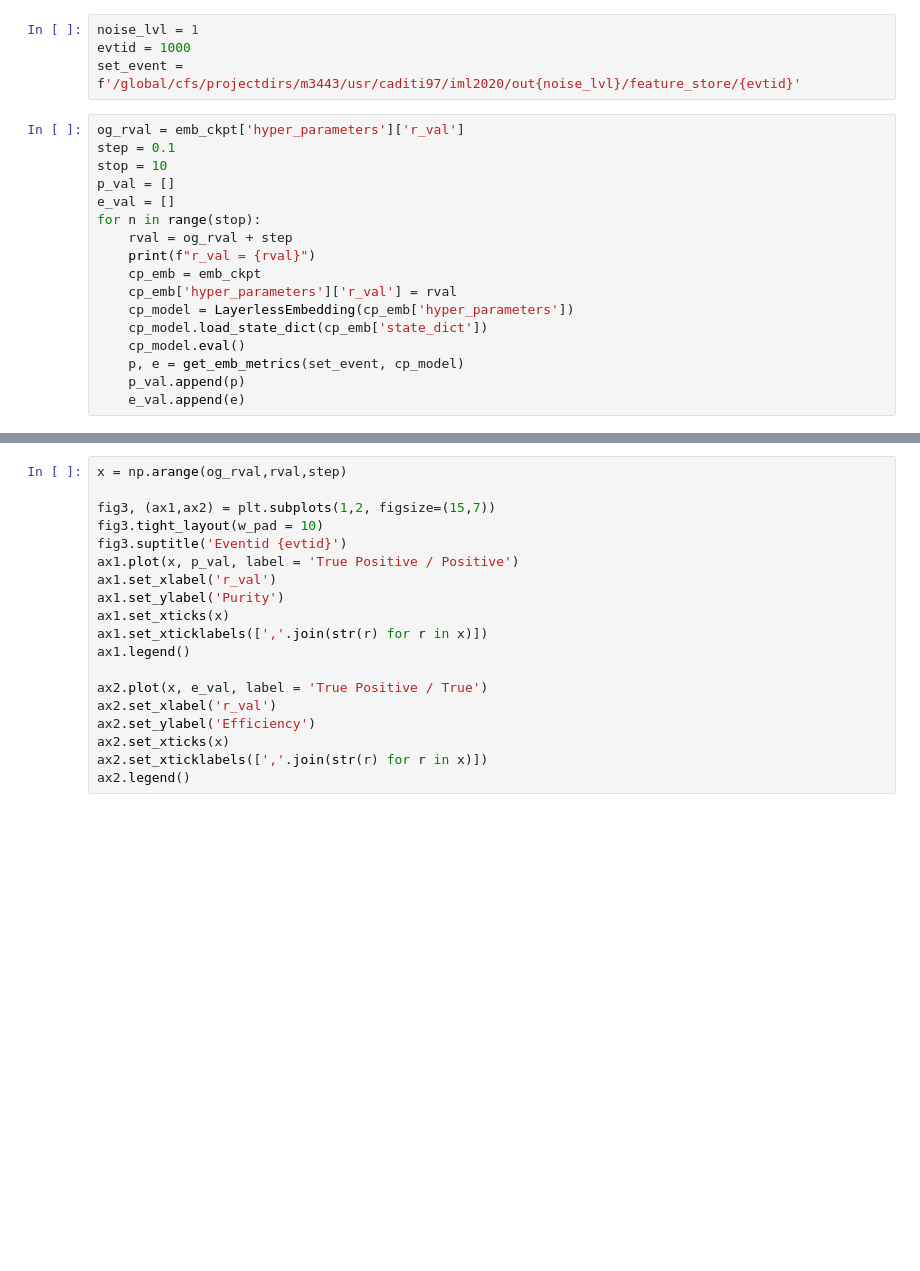
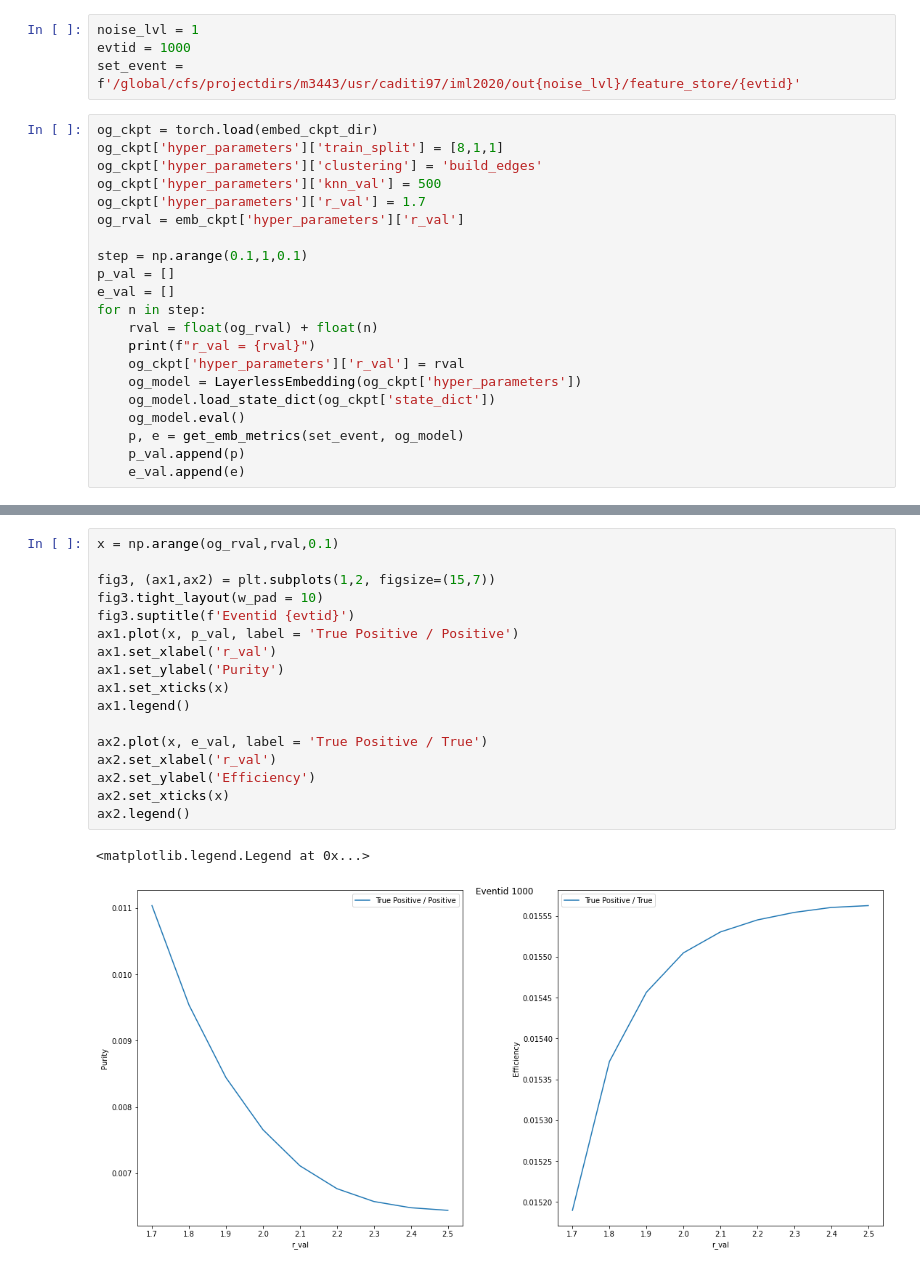
Before and after one commit to caditi97/exatrkx-iml2020, a Jupyter notebook: exatrkx/src/inference_study.ipynb, the cells around one changed output, grey strips where cells are left out. Cells and saved outputs as stored; diff of their text form; blank space fills up the shorter version.

```diff
--- a/exatrkx/src/inference_study.ipynb
+++ b/exatrkx/src/inference_study.ipynb
@@ -242,19 +245,23 @@ noise_lvl = 1
 evtid = 1000
 set_event = f'/global/cfs/projectdirs/m3443/usr/caditi97/iml2020/out{noise_lvl}/feature_store/{evtid}'
 # %%
+og_ckpt = torch.load(embed_ckpt_dir)
+og_ckpt['hyper_parameters']['train_split'] = [8,1,1]
+og_ckpt['hyper_parameters']['clustering'] = 'build_edges'
+og_ckpt['hyper_parameters']['knn_val'] = 500
+og_ckpt['hyper_parameters']['r_val'] = 1.7
 og_rval = emb_ckpt['hyper_parameters']['r_val']
-step = 0.1
-stop = 10
+
+step = np.arange(0.1,1,0.1)
 p_val = []
 e_val = []
-for n in range(stop):
-    rval = og_rval + step
+for n in step:
+    rval = float(og_rval) + float(n)
     print(f"r_val = {rval}")
-    cp_emb = emb_ckpt
-    cp_emb['hyper_parameters']['r_val'] = rval
-    cp_model = LayerlessEmbedding(cp_emb['hyper_parameters'])
-    cp_model.load_state_dict(cp_emb['state_dict'])
-    cp_model.eval()
-    p, e = get_emb_metrics(set_event, cp_model)
+    og_ckpt['hyper_parameters']['r_val'] = rval
+    og_model = LayerlessEmbedding(og_ckpt['hyper_parameters'])
+    og_model.load_state_dict(og_ckpt['state_dict'])
+    og_model.eval()
+    p, e = get_emb_metrics(set_event, og_model)
     p_val.append(p)
     e_val.append(e)
@@ -261,19 +286,20 @@ for n in range(stop):
 # %%
-x = np.arange(og_rval,rval,step)
+x = np.arange(og_rval,rval,0.1)
 
 fig3, (ax1,ax2) = plt.subplots(1,2, figsize=(15,7))
 fig3.tight_layout(w_pad = 10)
-fig3.suptitle('Eventid {evtid}')
+fig3.suptitle(f'Eventid {evtid}')
 ax1.plot(x, p_val, label = 'True Positive / Positive')
 ax1.set_xlabel('r_val')
 ax1.set_ylabel('Purity')
 ax1.set_xticks(x)
-ax1.set_xticklabels([','.join(str(r) for r in x)])
 ax1.legend()
 
 ax2.plot(x, e_val, label = 'True Positive / True')
 ax2.set_xlabel('r_val')
 ax2.set_ylabel('Efficiency')
 ax2.set_xticks(x)
-ax2.set_xticklabels([','.join(str(r) for r in x)])
 ax2.legend()
+# %% [output]
+<matplotlib.legend.Legend at 0x...>
+[figure, added]
```
Also changed, not shown: parts of 6 cells of this notebook.
